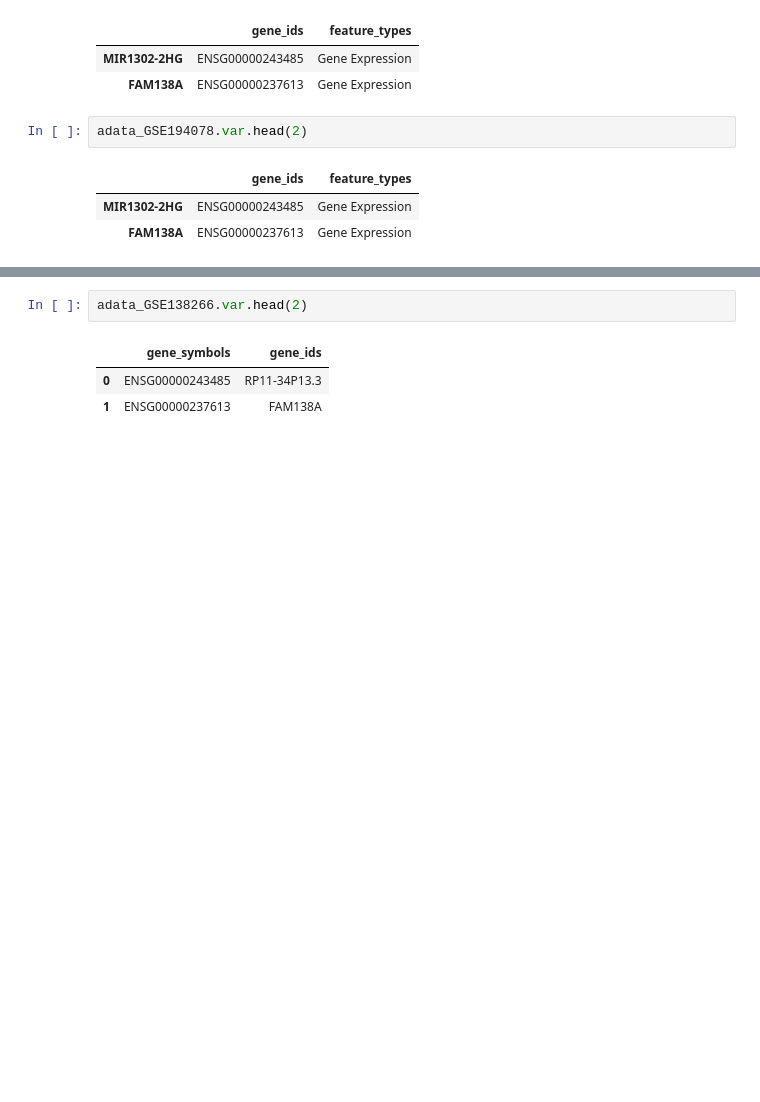
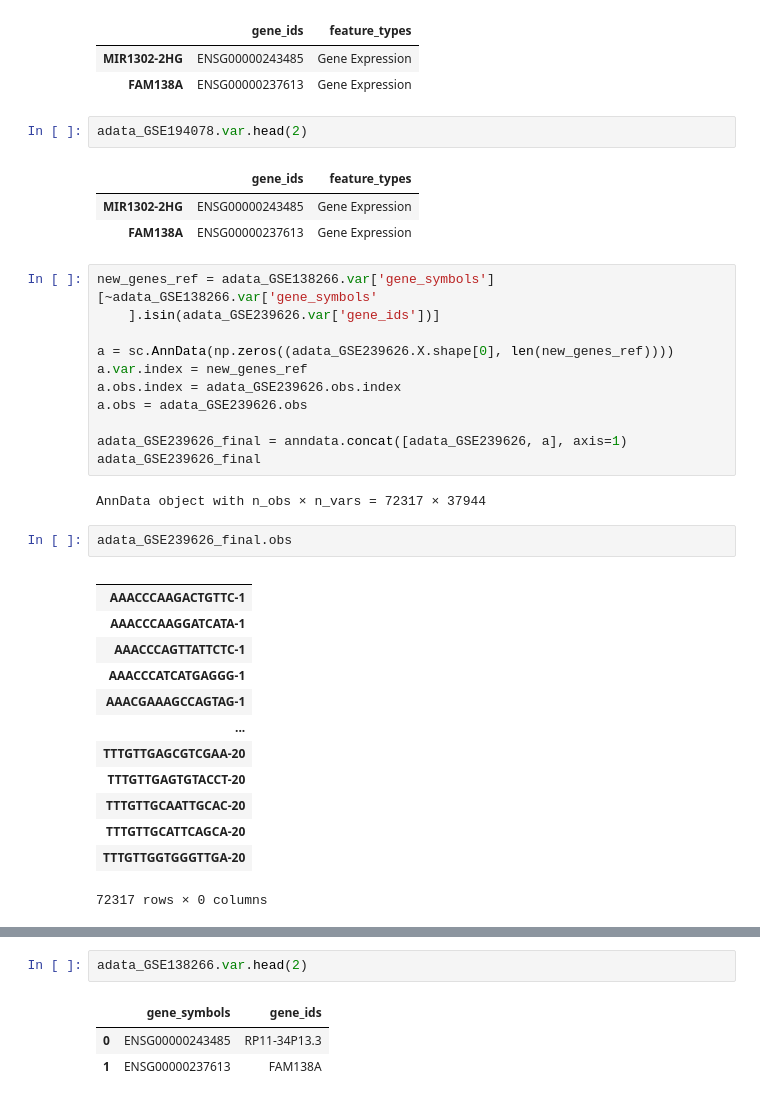
Before and after one commit to multi-omics-integration-for-MS/multi-omics-integration, a Jupyter notebook: 12_transcriptomic_dataset.ipynb, the cells around one changed output, grey strips where cells are left out. Cells and saved outputs as stored; diff of their text form; blank space fills up the shorter version.

```diff
--- a/12_transcriptomic_dataset.ipynb
+++ b/12_transcriptomic_dataset.ipynb
@@ -190,3 +194,32 @@ adata_GSE194078.var.head(2)
 |  | gene_ids | feature_types |
 | MIR1302-2HG | ENSG00000243485 | Gene Expression |
 | FAM138A | ENSG00000237613 | Gene Expression |
+# %%
+new_genes_ref = adata_GSE138266.var['gene_symbols'][~adata_GSE138266.var['gene_symbols'
+    ].isin(adata_GSE239626.var['gene_ids'])]
+
+a = sc.AnnData(np.zeros((adata_GSE239626.X.shape[0], len(new_genes_ref))))
+a.var.index = new_genes_ref
+a.obs.index = adata_GSE239626.obs.index
+a.obs = adata_GSE239626.obs
+
+adata_GSE239626_final = anndata.concat([adata_GSE239626, a], axis=1)
+adata_GSE239626_final
+# %% [output]
+AnnData object with n_obs × n_vars = 72317 × 37944
+# %%
+adata_GSE239626_final.obs
+# %% [output]
+|  |
+| AAACCCAAGACTGTTC-1 |
+| AAACCCAAGGATCATA-1 |
+| AAACCCAGTTATTCTC-1 |
+| AAACCCATCATGAGGG-1 |
+| AAACGAAAGCCAGTAG-1 |
+| ... |
+| TTTGTTGAGCGTCGAA-20 |
+| TTTGTTGAGTGTACCT-20 |
+| TTTGTTGCAATTGCAC-20 |
+| TTTGTTGCATTCAGCA-20 |
+| TTTGTTGGTGGGTTGA-20 |
+72317 rows × 0 columns
```
Also changed, not shown: parts of 14 cells of this notebook, 1 other file.
